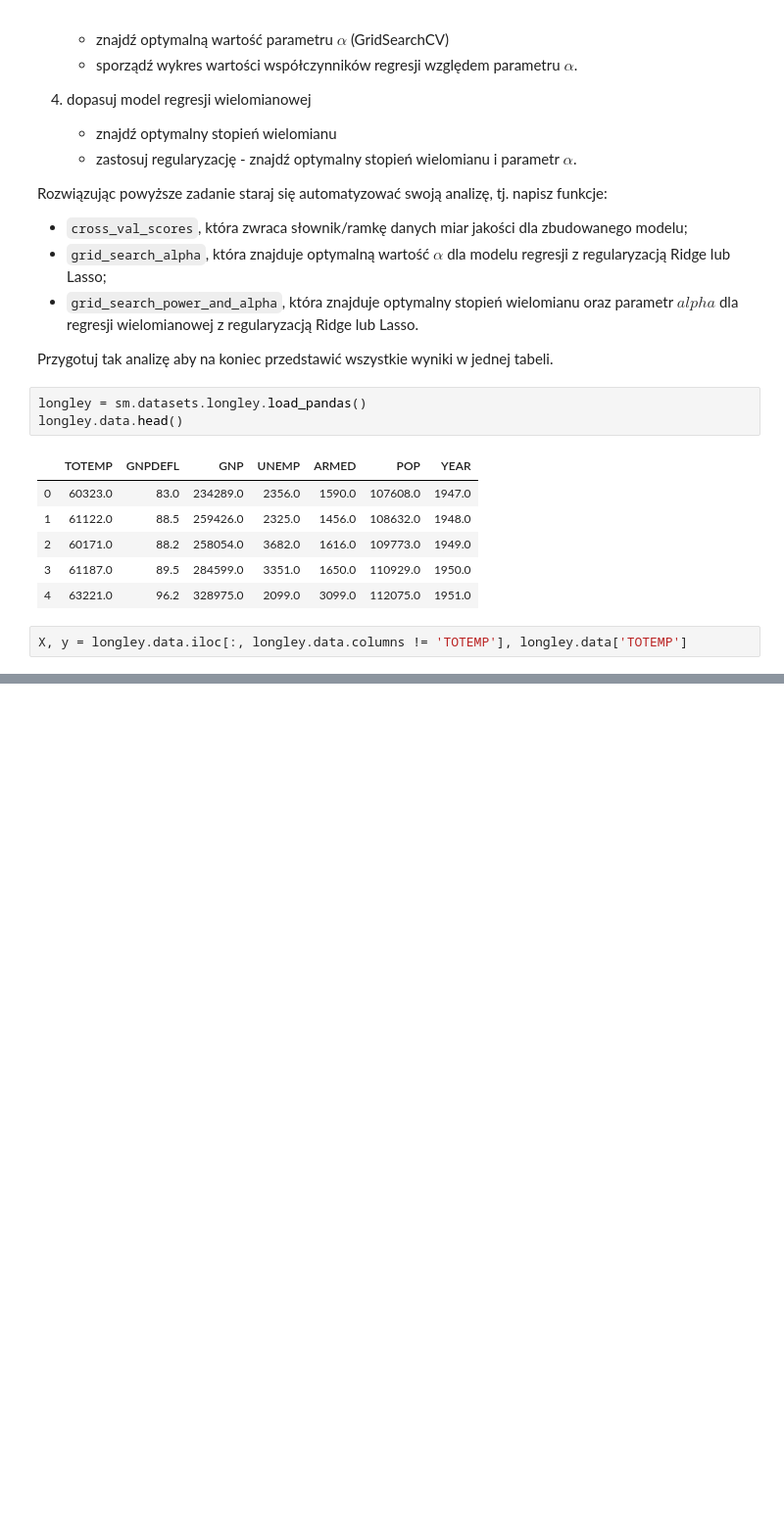
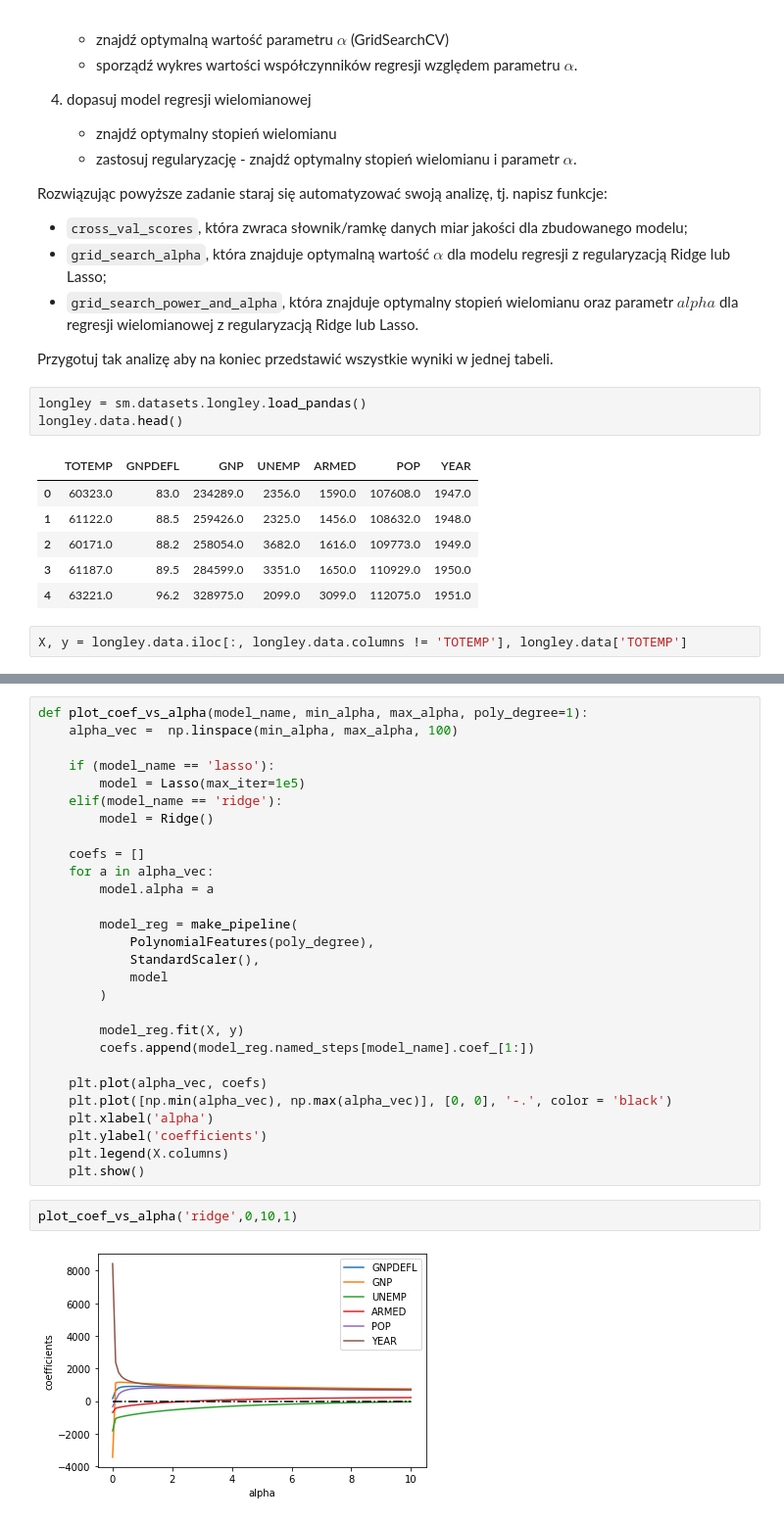
Before and after one commit to mdabrowski-phd/ds250223_regul, a Jupyter notebook: 02_regularyzacja/04_regularyzacja_model_regresji.ipynb, the cells around one changed output, grey strips where cells are left out. Shown at 98% size. Saved outputs shown, nothing was run; the diff lists cells and outputs as text; blank space fills up the shorter version.

```diff
--- a/02_regularyzacja/04_regularyzacja_model_regresji.ipynb
+++ b/02_regularyzacja/04_regularyzacja_model_regresji.ipynb
@@ -86,0 +130,32 @@ X, y = longley.data.iloc[:, longley.data.columns != 'TOTEMP'], longley.data['TOT
+# %%
+def plot_coef_vs_alpha(model_name, min_alpha, max_alpha, poly_degree=1):
+    alpha_vec =  np.linspace(min_alpha, max_alpha, 100)
+
+    if (model_name == 'lasso'):
+        model = Lasso(max_iter=1e5)
+    elif(model_name == 'ridge'):
+        model = Ridge()
+
+    coefs = []
+    for a in alpha_vec:
+        model.alpha = a
+
+        model_reg = make_pipeline(
+            PolynomialFeatures(poly_degree),
+            StandardScaler(),
+            model
+        )
+
+        model_reg.fit(X, y)
+        coefs.append(model_reg.named_steps[model_name].coef_[1:])
+
+    plt.plot(alpha_vec, coefs)
+    plt.plot([np.min(alpha_vec), np.max(alpha_vec)], [0, 0], '-.', color = 'black')
+    plt.xlabel('alpha')
+    plt.ylabel('coefficients')
+    plt.legend(X.columns)
+    plt.show()
+# %%
+plot_coef_vs_alpha('ridge',0,10,1)
+# %% [output]
+[figure, added]
```
Also changed, not shown: parts of 12 cells of this notebook, 3 other files.
